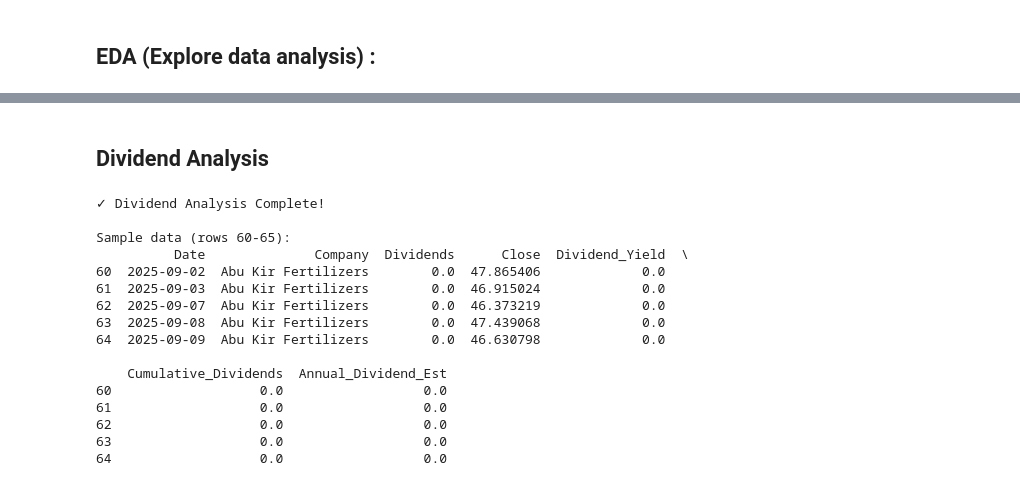
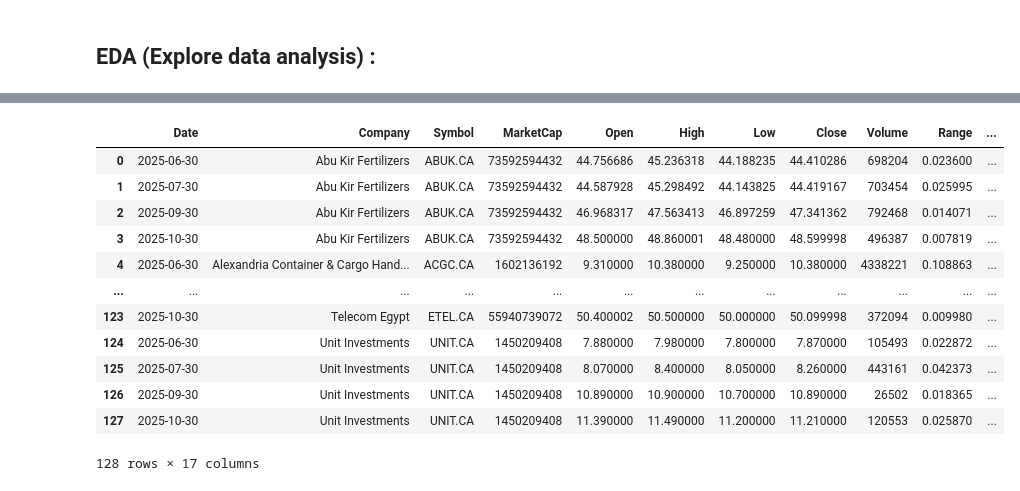
Before and after one commit to abdulrahman-mahmoud/Egxstock-analysis, a Jupyter notebook: Proessing/cleaning_anaylsis.ipynb, the cells around one changed output, grey strips where cells are left out. Saved outputs shown, nothing was run; the diff lists cells and outputs as text; code cells hidden in the pictures.

```diff
--- a/Proessing/cleaning_anaylsis.ipynb
+++ b/Proessing/cleaning_anaylsis.ipynb
@@ -109,8 +182,4 @@ dtype: int64
 
     Portfolio Value = 10,000 × ( Close_t / Close_0 )
     Total Gain = Portfolio Value - 10,000
-# %%
-df["Range"] = (df["High"]-df["Low"]) /df["Close"]
-df["Daily Return"] = ((df['Close'] - df['Open']) / df['Open']) * 100
-df["Dividend yield"] = (df["Dividends"] / df["Close"]) * 100
 # %% [markdown]
@@ -119,9 +191,8 @@ df["Dividend yield"] = (df["Dividends"] / df["Close"]) * 100
 # Calculate 52-Week High and Low (365 days rolling)
 df = df.sort_values(['Company', 'Date']).reset_index(drop=True)
 
-# Rolling window of 365 days per company
-df['High_52W'] = df.groupby('Company')['High'].transform(lambda x: x.rolling(window=365, min_periods=1).max())
-df['Low_52W'] = df.groupby('Company')['Low'].transform(lambda x: x.rolling(window=365, min_periods=1).min())
+df['High_52W'] = df.groupby('Company')['High'].transform('cummax')
+df['Low_52W']  = df.groupby('Company')['Low'].transform('cummin')
 
 # Calculate Price vs 52W High and Low %
 df['Price_vs_52W_High'] = ((df['Close'] - df['High_52W']) / df['High_52W']) * 100
@@ -131,12 +202,5 @@ df['Price_vs_52W_Low'] = ((df['Close'] - df['Low_52W']) / df['Low_52W']) * 100
 # %%
-# Calculate Portfolio Value (Starting with $10,000)
-# Get first close price for each company
+# Calculate Portfolio Value (Starting with 10,000 egp)
 first_close = df.groupby('Company')['Close'].transform('first')
 df['Portfolio_Value'] = 10000 * (df['Close'] / first_close)
-
-# Calculate Total Gain
-df['Total_Gain'] = df['Portfolio_Value'] - 10000
-
-print("✓ Portfolio Performance Calculations Complete!")
-print("\nSample data (rows 50-55):")
-print(df[['Date', 'Company', 'Close', 'Portfolio_Value', 'Total_Gain']].iloc[50:55])
+df['Total_Gain'] = df['Portfolio_Value'] - 10_000
@@ -160,36 +207,16 @@ Sample data (rows 50-55):
-# %% [markdown]
-## Dividend Analysis
-# %%
-# Calculate Dividend Metrics
-# Note: Dividend Yield = (Dividends / Close) × 100
-df['Dividend_Yield'] = (df['Dividends'] / df['Close']) * 100
-
-# Calculate Cumulative Dividends per company
-df['Cumulative_Dividends'] = df.groupby('Company')['Dividends'].cumsum()
-
-# Count trading days per company (for Annual Dividend Estimate)
-df['Trading_Days'] = df.groupby('Company').cumcount() + 1
-
-# Annual Dividend Estimate = Cumulative_Dividends × (365 / Trading_Days)
-df['Annual_Dividend_Est'] = df['Cumulative_Dividends'] * (365 / df['Trading_Days'])
-
-print("✓ Dividend Analysis Complete!")
-print("\nSample data (rows 60-65):")
-print(df[['Date', 'Company', 'Dividends', 'Close', 'Dividend_Yield', 'Cumulative_Dividends', 'Annual_Dividend_Est']].iloc[60:65])
-# %% [output]
-✓ Dividend Analysis Complete!
-
-Sample data (rows 60-65):
-          Date              Company  Dividends      Close  Dividend_Yield  \
-60  2025-09-02  Abu Kir Fertilizers        0.0  47.865406             0.0
-61  2025-09-03  Abu Kir Fertilizers        0.0  46.915024             0.0
-62  2025-09-07  Abu Kir Fertilizers        0.0  46.373219             0.0
-63  2025-09-08  Abu Kir Fertilizers        0.0  47.439068             0.0
-64  2025-09-09  Abu Kir Fertilizers        0.0  46.630798             0.0
-
-    Cumulative_Dividends  Annual_Dividend_Est
-60                   0.0                  0.0
-61                   0.0                  0.0
-62                   0.0                  0.0
-63                   0.0                  0.0
-64                   0.0                  0.0
+# %%
+df
+# %% [output]
+|  | Date | Company | Symbol | MarketCap | Open | High | Low | Close | Volume | Range | ... |
+| 0 | 2025-06-30 | Abu Kir Fertilizers | ABUK.CA | 73592594432 | 44.756686 | 45.236318 | 44.188235 | 44.410286 | 698204 | 0.023600 | ... |
+| 1 | 2025-07-30 | Abu Kir Fertilizers | ABUK.CA | 73592594432 | 44.587928 | 45.298492 | 44.143825 | 44.419167 | 703454 | 0.025995 | ... |
+| 2 | 2025-09-30 | Abu Kir Fertilizers | ABUK.CA | 73592594432 | 46.968317 | 47.563413 | 46.897259 | 47.341362 | 792468 | 0.014071 | ... |
+| 3 | 2025-10-30 | Abu Kir Fertilizers | ABUK.CA | 73592594432 | 48.500000 | 48.860001 | 48.480000 | 48.599998 | 496387 | 0.007819 | ... |
+| 4 | 2025-06-30 | Alexandria Container & Cargo Hand... | ACGC.CA | 1602136192 | 9.310000 | 10.380000 | 9.250000 | 10.380000 | 4338221 | 0.108863 | ... |
+| ... | ... | ... | ... | ... | ... | ... | ... | ... | ... | ... | ... |
+| 123 | 2025-10-30 | Telecom Egypt | ETEL.CA | 55940739072 | 50.400002 | 50.500000 | 50.000000 | 50.099998 | 372094 | 0.009980 | ... |
+| 124 | 2025-06-30 | Unit Investments | UNIT.CA | 1450209408 | 7.880000 | 7.980000 | 7.800000 | 7.870000 | 105493 | 0.022872 | ... |
+| 125 | 2025-07-30 | Unit Investments | UNIT.CA | 1450209408 | 8.070000 | 8.400000 | 8.050000 | 8.260000 | 443161 | 0.042373 | ... |
+| 126 | 2025-09-30 | Unit Investments | UNIT.CA | 1450209408 | 10.890000 | 10.900000 | 10.700000 | 10.890000 | 26502 | 0.018365 | ... |
+| 127 | 2025-10-30 | Unit Investments | UNIT.CA | 1450209408 | 11.390000 | 11.490000 | 11.200000 | 11.210000 | 120553 | 0.025870 | ... |
+128 rows × 17 columns
```
Also changed, not shown: parts of 20 cells of this notebook.
